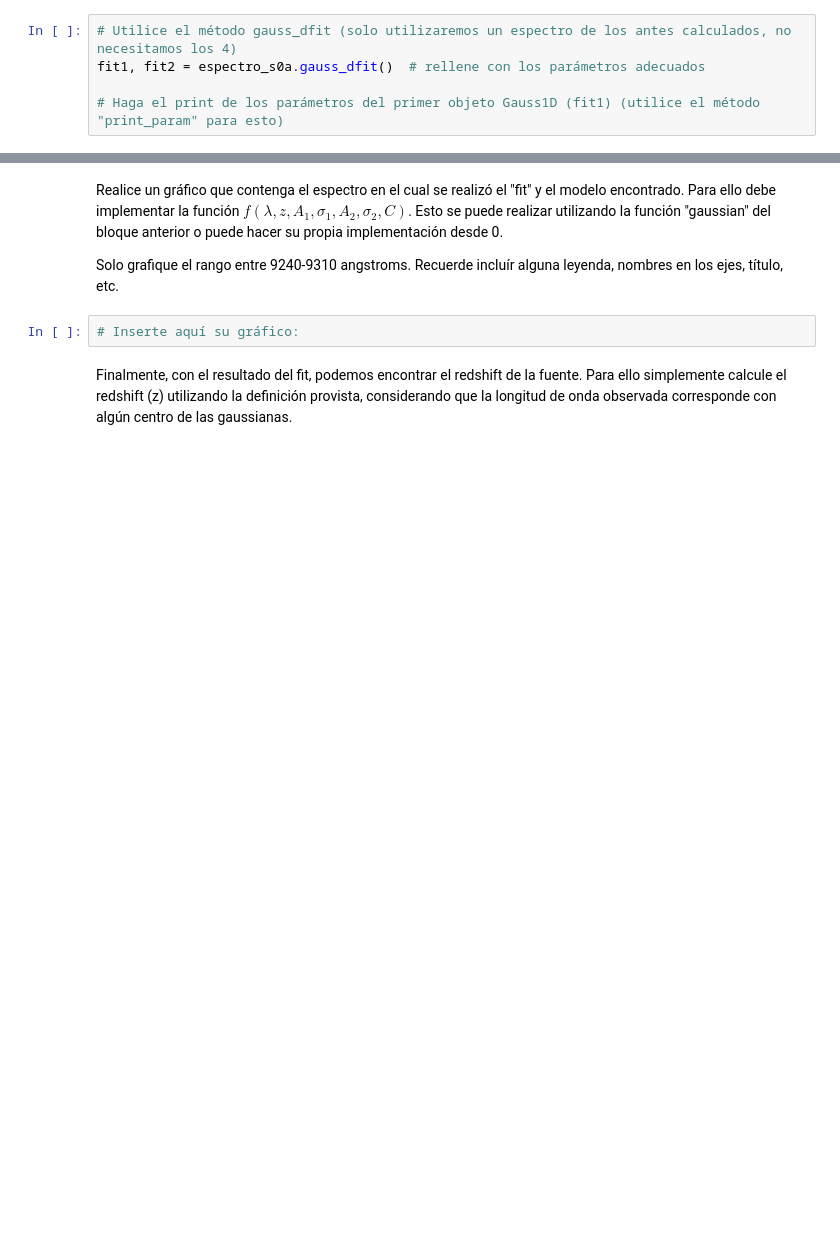
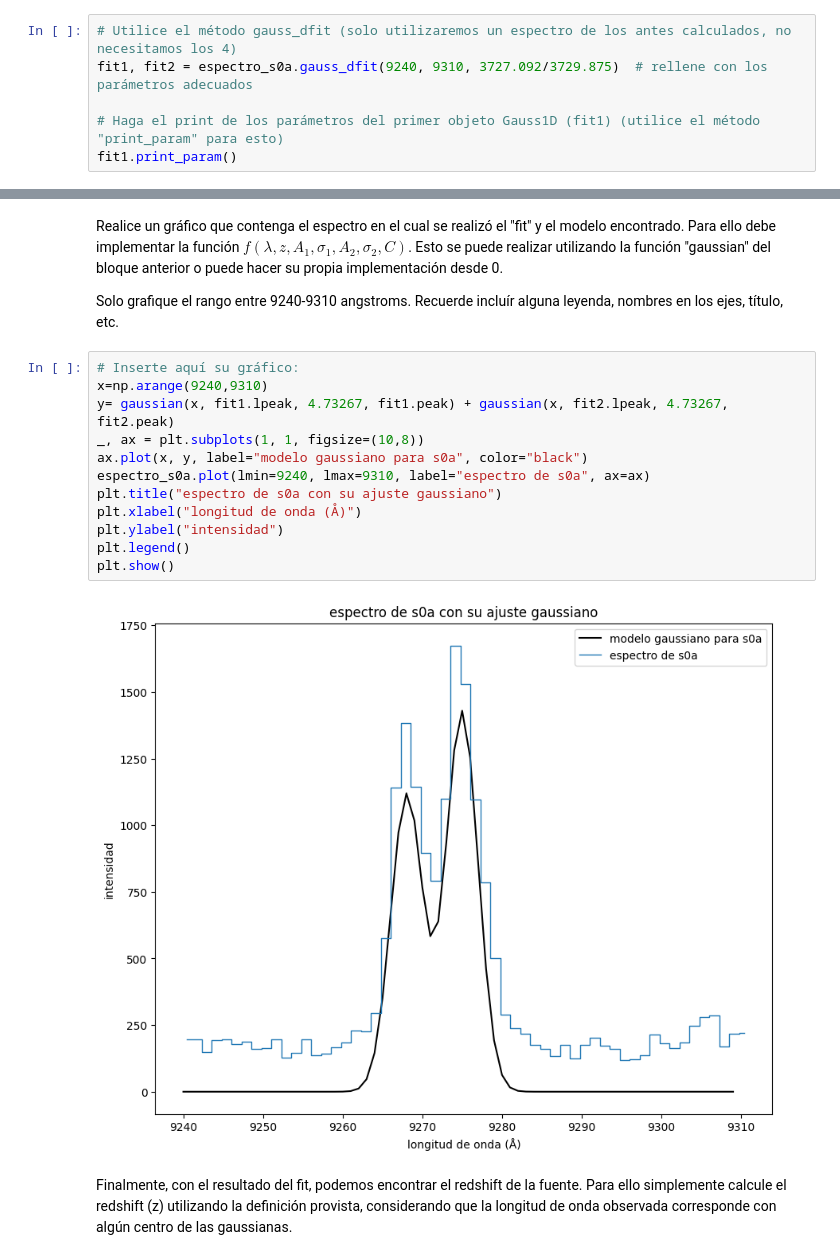
Before and after one commit to ASGN89/Tarea-4, a Jupyter notebook: Tarea4.ipynb, the cells around one changed output, grey strips where cells are left out. Saved outputs shown, nothing was run; the diff lists cells and outputs as text; blank space fills up the shorter version.

```diff
--- a/Tarea4.ipynb
+++ b/Tarea4.ipynb
@@ -226,6 +254,7 @@ MPDAF ya es capaz de hacer este fit por nosotros, para ello proceda como se le i
 3. El resultado deberían ser dos objetos de tipo obj.Gauss1D, utilice el método print_param() para mostrar los resultados de cada fit.
 # %%
 # Utilice el método gauss_dfit (solo utilizaremos un espectro de los antes calculados, no necesitamos los 4)
-fit1, fit2 = espectro_s0a.gauss_dfit()  # rellene con los parámetros adecuados
+fit1, fit2 = espectro_s0a.gauss_dfit(9240, 9310, 3727.092/3729.875)  # rellene con los parámetros adecuados
 
 # Haga el print de los parámetros del primer objeto Gauss1D (fit1) (utilice el método "print_param" para esto)
+fit1.print_param()
@@ -253,8 +305,20 @@ Realice un gráfico que contenga el espectro en el cual se realizó el "fit" y e
 Para ello debe implementar la función $f(\lambda, z,  A_1, \sigma_1, A_2, \sigma_2, C)$. Esto se puede realizar utilizando la función "gaussian" del bloque anterior o puede hacer su propia implementación desde 0.
 
 Solo grafique el rango entre 9240-9310 angstroms. Recuerde incluír alguna leyenda, nombres en los ejes, título, etc.
-# %%
-# Inserte aquí su gráfico:
+# %%
+# Inserte aquí su gráfico:
+x=np.arange(9240,9310)
+y= gaussian(x, fit1.lpeak, 4.73267, fit1.peak) + gaussian(x, fit2.lpeak, 4.73267, fit2.peak)
+_, ax = plt.subplots(1, 1, figsize=(10,8))
+ax.plot(x, y, label="modelo gaussiano para s0a", color="black")
+espectro_s0a.plot(lmin=9240, lmax=9310, label="espectro de s0a", ax=ax)
+plt.title("espectro de s0a con su ajuste gaussiano")
+plt.xlabel("longitud de onda (Å)")
+plt.ylabel("intensidad")
+plt.legend()
+plt.show()
+# %% [output]
+[figure, added]
 # %% [markdown]
 Finalmente, con el resultado del fit, podemos encontrar el redshift de la fuente. Para ello simplemente calcule el redshift (z) utilizando la definición provista, considerando que la longitud de onda observada corresponde con algún centro de las gaussianas.
 # %%
```
Also changed, not shown: parts of 7 cells of this notebook.
